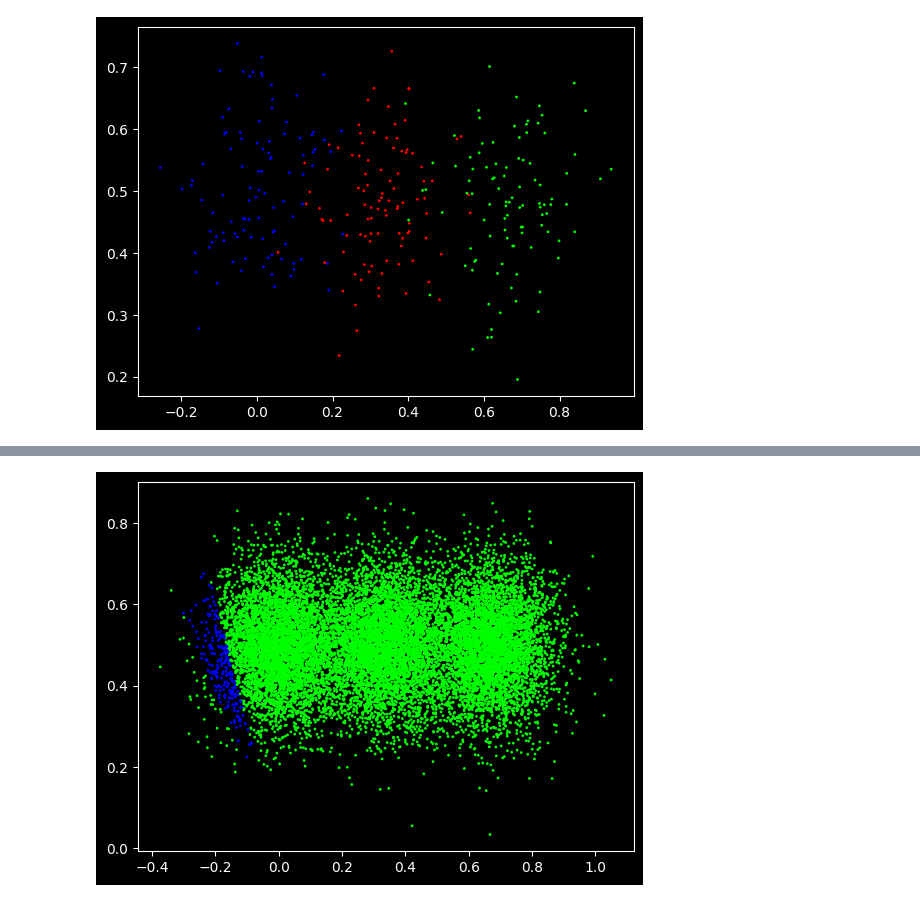
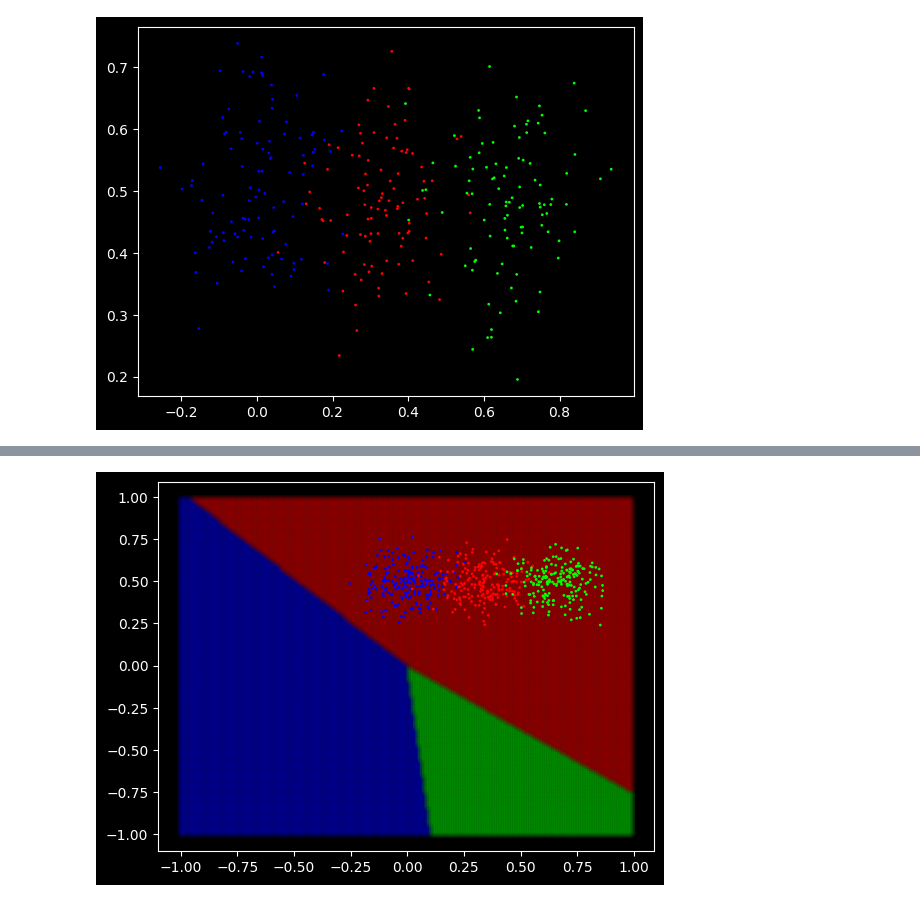
Before and after one commit to DavidVoellm/Neural_Network_Library, a Jupyter notebook: main.ipynb, the cells around one changed output, grey strips where cells are left out. Drawn from its saved outputs; the diff is of its cells as text; code cells hidden in the pictures.

```diff
--- a/main.ipynb
+++ b/main.ipynb
@@ -25,11 +25,26 @@ plt.scatter(X[:,0], X[:,1], c=y, s=1, cmap="brg")
 plt.show()
 # %% [output]
 [figure]
+# %%
+def predict(NN, intensity = 100):
+    plt.style.use('dark_background')
+
+    predX = []
+    n=intensity
+    for i in range (int(2*n)):
+        for j in range (2*n):
+            predX.append(np.array([i/n-1,j/n-1]))
+    predX = np.array(predX)
+
+    output = NN(predX)
+    plt.scatter(predX[:,0], predX[:,1], c=output, s=20, cmap="brg", alpha=0.05)
+    X, y = vertical_data(samples = 200, classes = 3)
+    plt.scatter(X[:,0], X[:,1], c=y, s=1, cmap="brg")
+    plt.show()
 # %%
 myNN = Network(Softmax_and_CategoricalCrossEntropy(), SGD())
-myNN.addLayer(Layer_Dense(2, 5, ReLU()))
-myNN.addLayer(Layer_Dense(5, 3, ReLU()))
-myNN.addLayer(Layer_Dense(3, 3, None))
+myNN.addLayer(Layer_Dense(2, 64, ReLU()))
+myNN.addLayer(Layer_Dense(64, 3, None))
 
 print(myNN.run(np.array([3,1])))
 print("Loss:\t"+ str(myNN.calcLoss(y)))
@@ -40,10 +55,8 @@ Loss:   1.0986123
 Accuracy:       0.3333333333333333
 # %%
-X, y = vertical_data(samples = 5000, classes = 3)
+X, y = vertical_data(samples = 100, classes = 3)
 # %%
 output = myNN(X)
 print("Loss:\t"+str(myNN.calcLoss(y)))
-plt.style.use('dark_background')
-plt.scatter(X[:,0], X[:,1], c=output, s=1, cmap="brg")
-plt.show()
+predict(myNN,100)
 # %% [output]
@@ -51 +64 @@ Loss:   1.0986121
-[figure, old version]
+[figure, new version]
```
Also changed, not shown: parts of 5 cells of this notebook, 2 other files.
